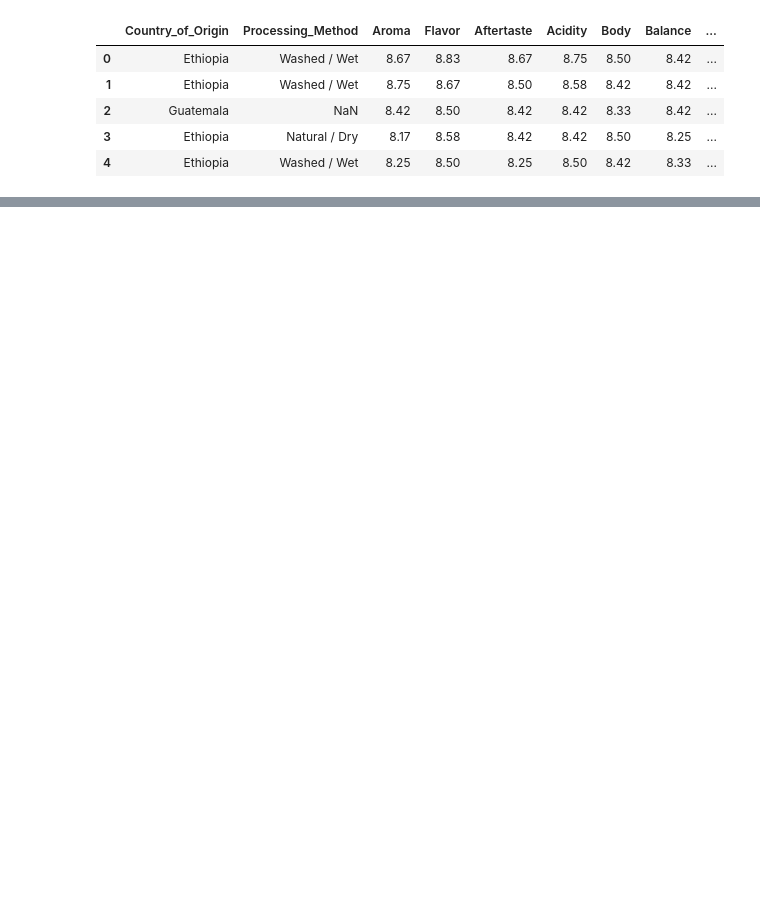
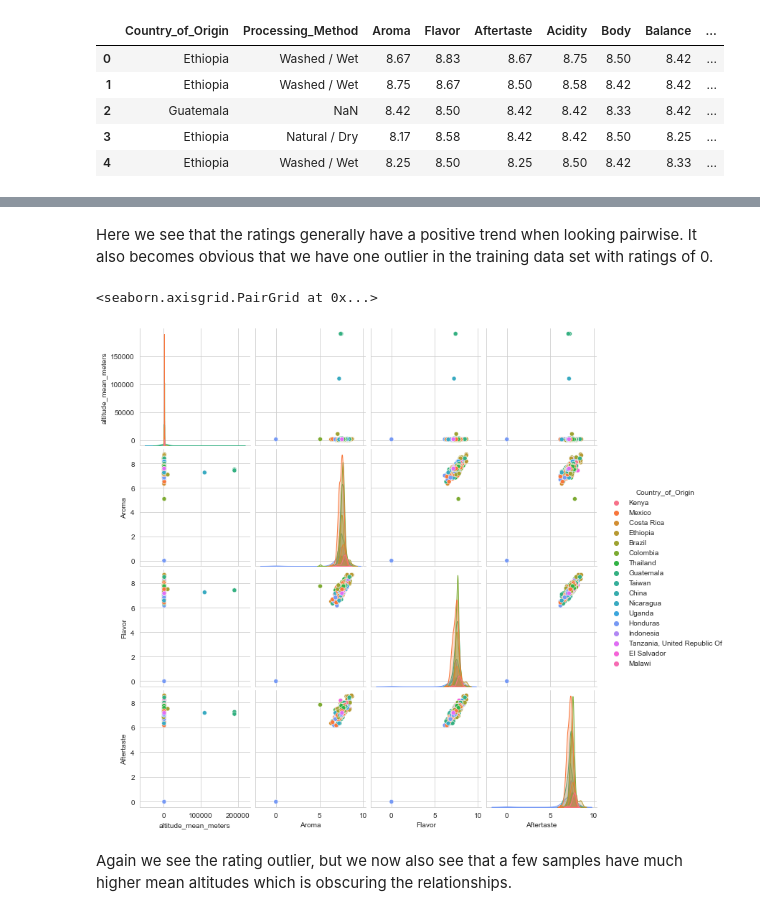
Before and after one commit to madisonc27/Team-Dragonfly, a Jupyter notebook: EDA/EDA.ipynb, the cells around one changed output, grey strips where cells are left out. Saved outputs shown, nothing was run; the diff lists cells and outputs as text; code cells hidden in the pictures; blank space fills up the shorter version.

```diff
--- a/EDA/EDA.ipynb
+++ b/EDA/EDA.ipynb
@@ -74,0 +83,10 @@ Name: Country_of_Origin, dtype: int64
+# %% [markdown]
+Here we see that the ratings generally have a positive trend when looking pairwise. It also becomes obvious that we have one outlier in the training data set with ratings of 0.
+# %%
+#Do the ratings have any obvious relationship to altitude?
+sns.pairplot(coffee_train, vars = ["altitude_mean_meters", "Aroma", "Flavor", "Aftertaste"],  hue = "Country_of_Origin")
+# %% [output]
+<seaborn.axisgrid.PairGrid at 0x...>
+[figure, added]
+# %% [markdown]
+Again we see the rating outlier, but we now also see that a few samples have much higher mean altitudes which is obscuring the relationships.
```
Also changed, not shown: parts of 6 cells of this notebook.
